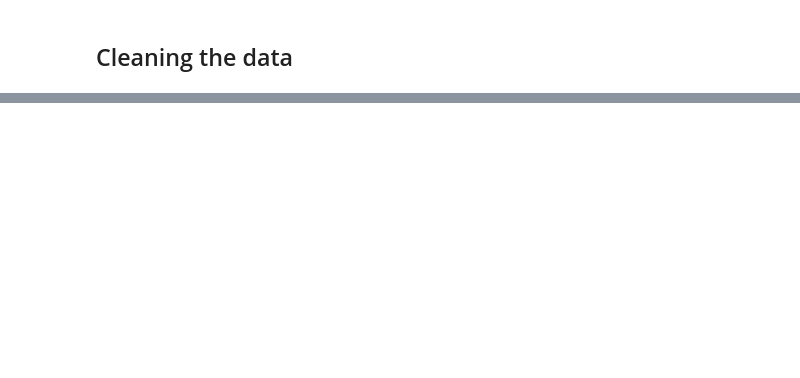
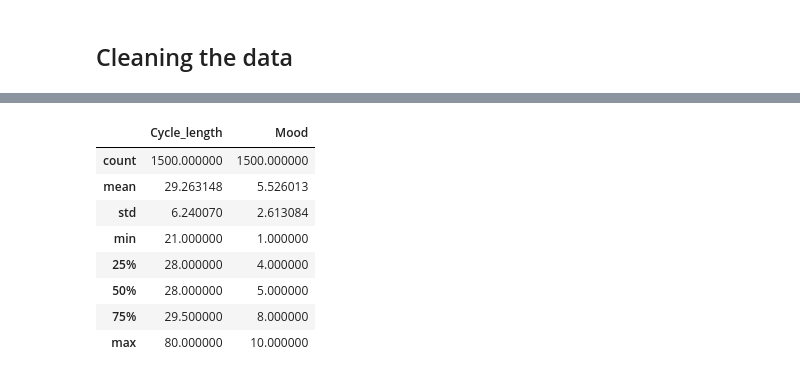
Before and after one commit to musombaangel/menstrual-wellness-project, a Jupyter notebook: notebooks/preprocessing.ipynb, the cells around one changed output, grey strips where cells are left out. Drawn from its saved outputs; the diff is of its cells as text; code cells hidden in the pictures; blank space fills up the shorter version.

```diff
--- a/notebooks/preprocessing.ipynb
+++ b/notebooks/preprocessing.ipynb
@@ -116,0 +128,3 @@ plt.show()
+# %%
+#bootstrap sampling
+df_final=df_final.sample(n=1500, replace=True, random_state=42)
@@ -116,0 +134,12 @@ plt.show()
+# %%
+df_final.describe()
+# %% [output]
+|  | Cycle_length | Mood |
+| count | 1500.000000 | 1500.000000 |
+| mean | 29.263148 | 5.526013 |
+| std | 6.240070 | 2.613084 |
+| min | 21.000000 | 1.000000 |
+| 25% | 28.000000 | 4.000000 |
+| 50% | 28.000000 | 5.000000 |
+| 75% | 29.500000 | 8.000000 |
+| max | 80.000000 | 10.000000 |
```
Also changed, not shown: parts of 21 cells of this notebook, 5 other files.
